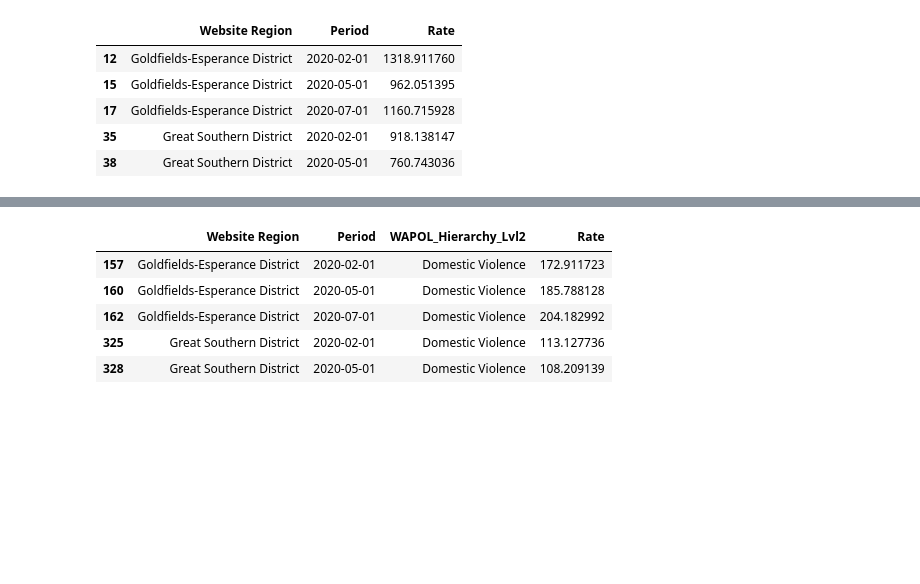
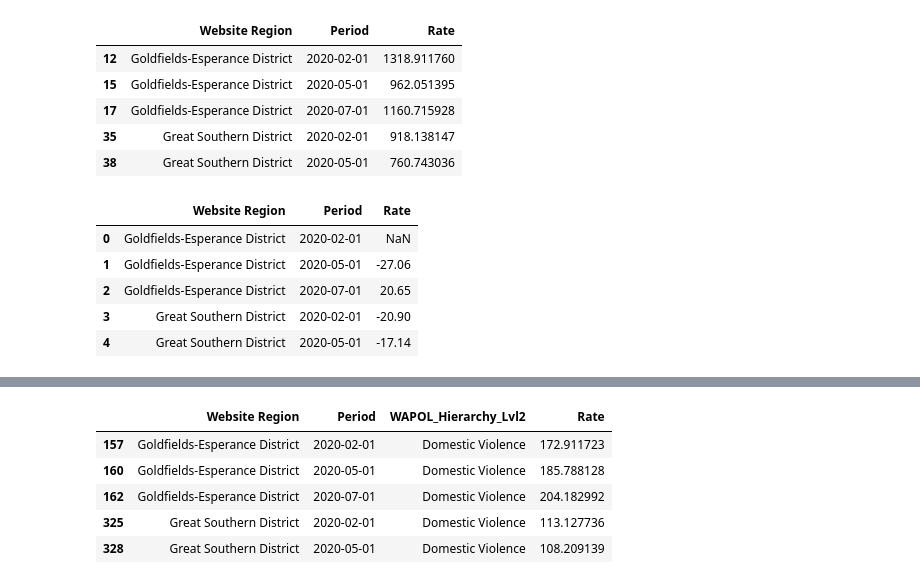
Before and after one commit to FernB/WACrimeRatesCovid19, a Jupyter notebook: WA Crime Rates.ipynb, the cells around one changed output, grey strips where cells are left out. Cells and saved outputs as stored; diff of their text form; code cells hidden in the pictures; blank space fills up the shorter version.

```diff
--- a/WA Crime Rates.ipynb
+++ b/WA Crime Rates.ipynb
@@ -152,3 +207,12 @@ timeframes.head()
 # %%
 #get percentage change
 overallchange = timeframes.set_index(["Website Region",'Period']).pct_change().multiply(100).round(2)
+overallchange.reset_index(inplace=True)
+overallchange.head()
+# %% [output]
+|  | Website Region | Period | Rate |
+| 0 | Goldfields-Esperance District | 2020-02-01 | NaN |
+| 1 | Goldfields-Esperance District | 2020-05-01 | -27.06 |
+| 2 | Goldfields-Esperance District | 2020-07-01 | 20.65 |
+| 3 | Great Southern District | 2020-02-01 | -20.90 |
+| 4 | Great Southern District | 2020-05-01 | -17.14 |
```
Also changed, not shown: parts of 9 cells of this notebook, 4 other files.
